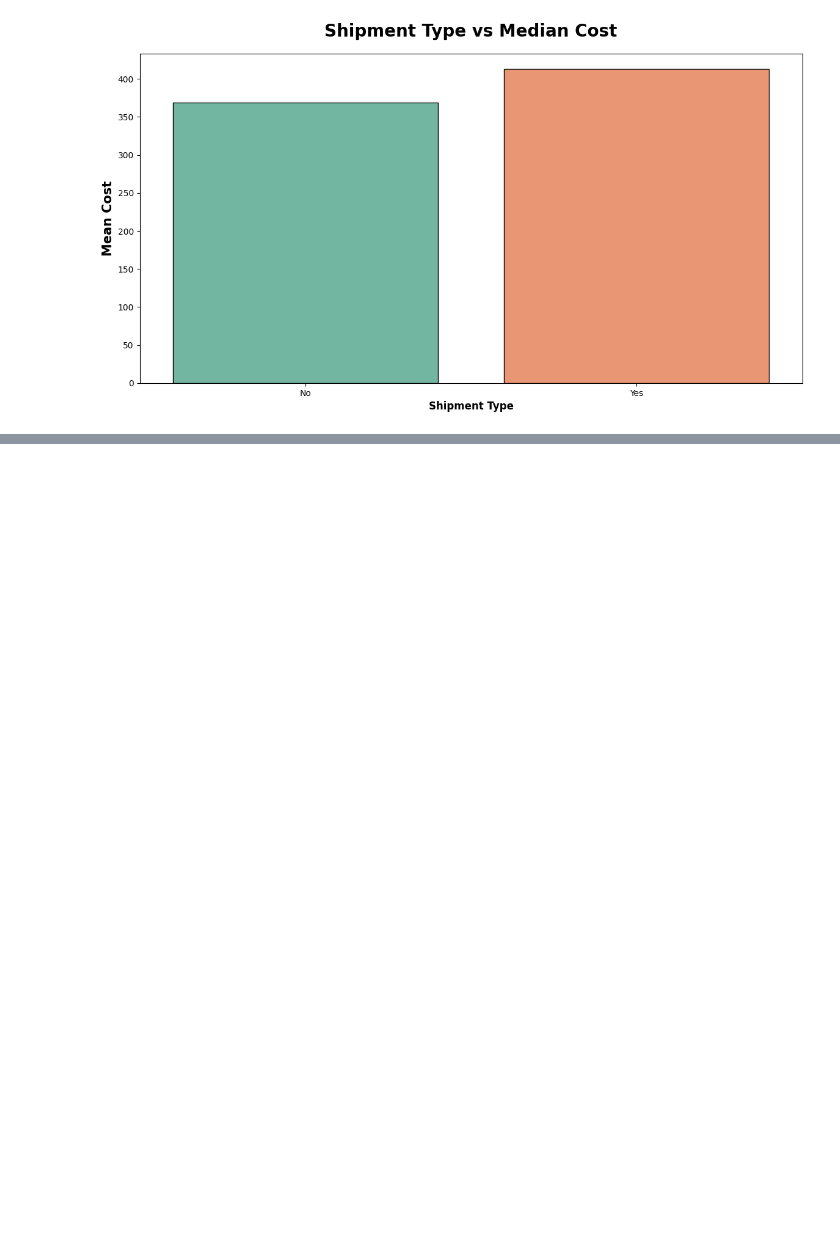
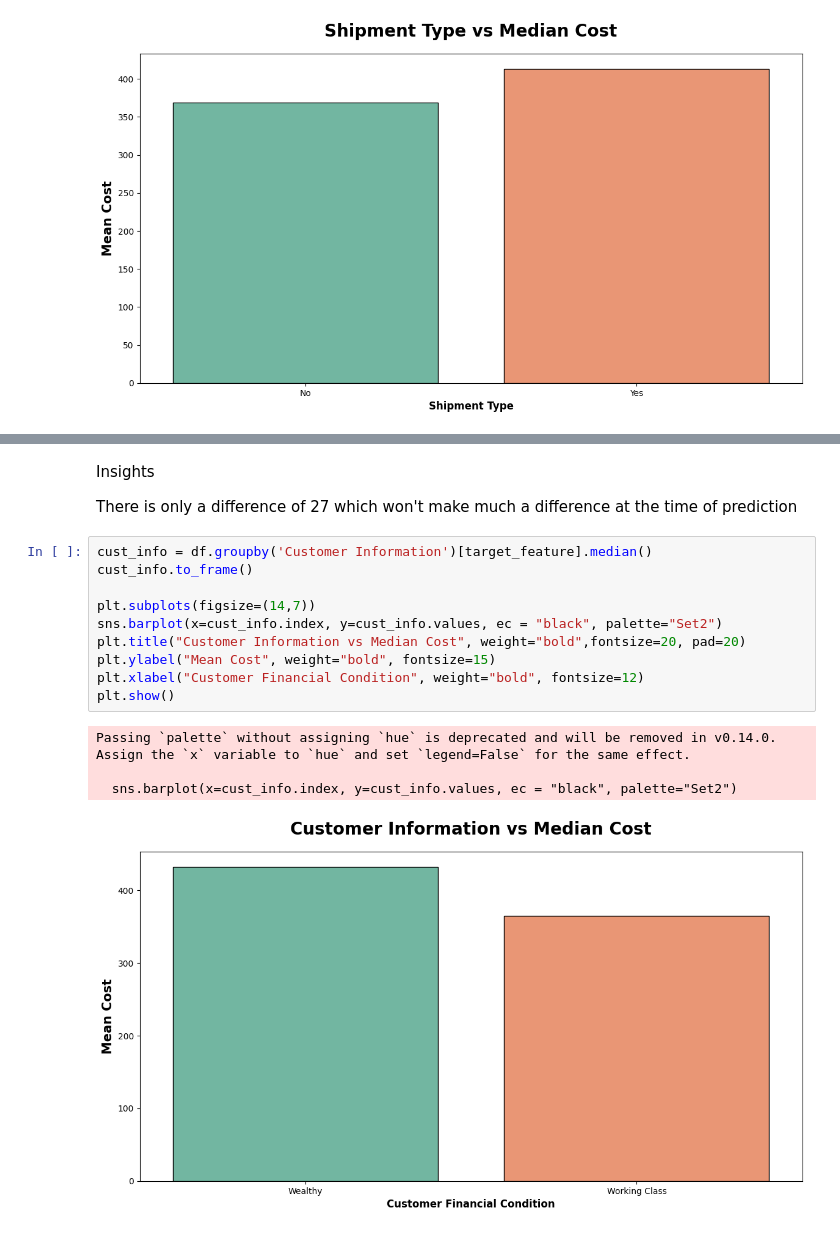
Before and after one commit to ShashiDivs/Shipment_Price_Prediction, a Jupyter notebook: Notebook/Notebook_experiment.ipynb, the cells around one changed output, grey strips where cells are left out. Cells and saved outputs as stored; diff of their text form; blank space fills up the shorter version.

```diff
--- a/Notebook/Notebook_experiment.ipynb
+++ b/Notebook/Notebook_experiment.ipynb
@@ -323,0 +452,19 @@ Passing `palette` without assigning `hue` is deprecated and will be removed in v
+# %% [markdown]
+Insights
+
+There is only a difference of 27 which won't make much a difference at the time of prediction
+# %%
+cust_info = df.groupby('Customer Information')[target_feature].median()
+cust_info.to_frame()
+
+plt.subplots(figsize=(14,7))
+sns.barplot(x=cust_info.index, y=cust_info.values, ec = "black", palette="Set2")
+plt.title("Customer Information vs Median Cost", weight="bold",fontsize=20, pad=20)
+plt.ylabel("Mean Cost", weight="bold", fontsize=15)
+plt.xlabel("Customer Financial Condition", weight="bold", fontsize=12)
+plt.show()
+# %% [output]
+Passing `palette` without assigning `hue` is deprecated and will be removed in v0.14.0. Assign the `x` variable to `hue` and set `legend=False` for the same effect.
+
+  sns.barplot(x=cust_info.index, y=cust_info.values, ec = "black", palette="Set2")
+[figure, added]
```
Also changed, not shown: parts of 20 cells of this notebook, 3 other files.
